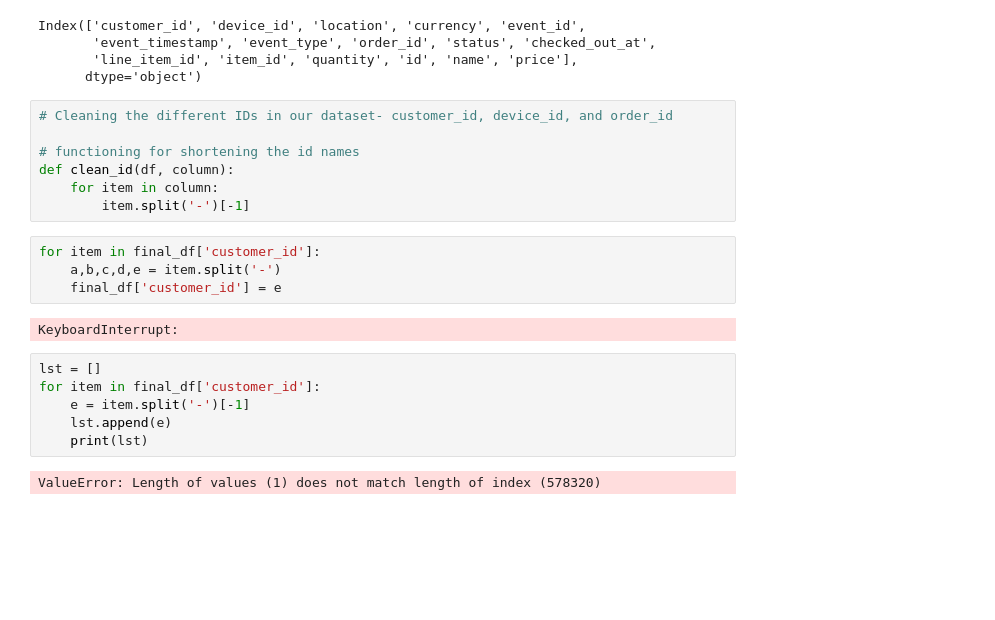
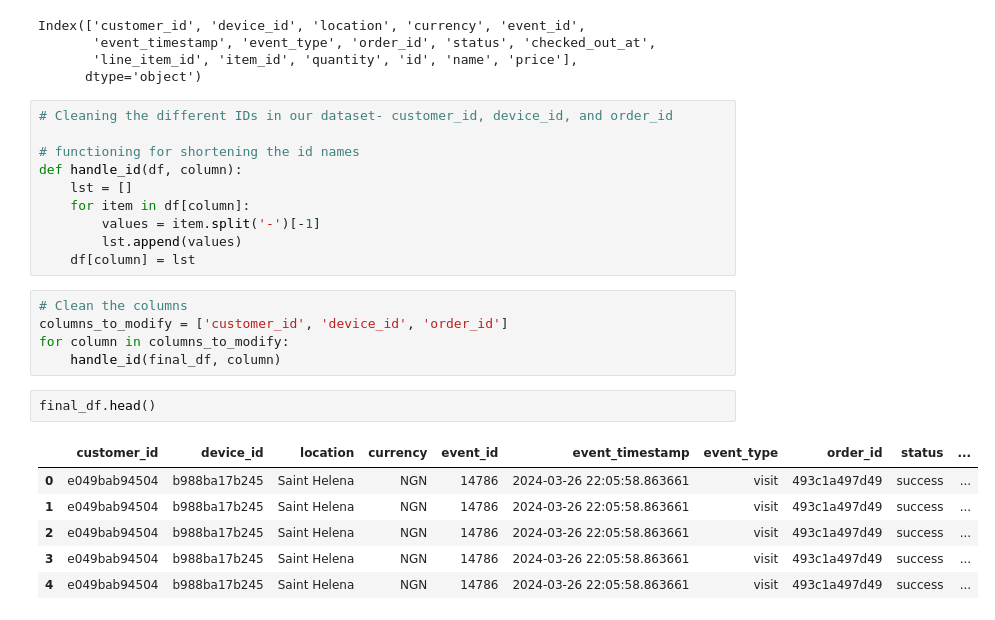
Before and after one commit to Sunday-Oladokun/ShopSmart-Inc.-E-commerce-Data-Analysis-Project, a Jupyter notebook: 2nd Semester project.ipynb, the cells around one changed output. Cells and saved outputs as stored; diff of their text form; blank space fills up the shorter version.

```diff
--- a/2nd Semester project.ipynb
+++ b/2nd Semester project.ipynb
@@ -122,20 +123,23 @@ Index(['customer_id', 'device_id', 'location', 'currency', 'event_id',
 # Cleaning the different IDs in our dataset- customer_id, device_id, and order_id
 
 # functioning for shortening the id names
-def clean_id(df, column):
-    for item in column:
-        item.split('-')[-1]
+def handle_id(df, column):
+    lst = []
+    for item in df[column]:
+        values = item.split('-')[-1]
+        lst.append(values)
+    df[column] = lst
-# %%
-for item in final_df['customer_id']:
-    a,b,c,d,e = item.split('-')
-    final_df['customer_id'] = e
-# %% [output]
-KeyboardInterrupt:
-# %%
-lst = []
-for item in final_df['customer_id']:
-    e = item.split('-')[-1]
-    lst.append(e)
-    print(lst)
-# %% [output]
-ValueError: Length of values (1) does not match length of index (578320)
+# %%
+# Clean the columns
+columns_to_modify = ['customer_id', 'device_id', 'order_id']
+for column in columns_to_modify:
+    handle_id(final_df, column)
+# %%
+final_df.head()
+# %% [output]
+|  | customer_id | device_id | location | currency | event_id | event_timestamp | event_type | order_id | status | ... |
+| 0 | e049bab94504 | b988ba17b245 | Saint Helena | NGN | 14786 | 2024-03-26 22:05:58.863661 | visit | 493c1a497d49 | success | ... |
+| 1 | e049bab94504 | b988ba17b245 | Saint Helena | NGN | 14786 | 2024-03-26 22:05:58.863661 | visit | 493c1a497d49 | success | ... |
+| 2 | e049bab94504 | b988ba17b245 | Saint Helena | NGN | 14786 | 2024-03-26 22:05:58.863661 | visit | 493c1a497d49 | success | ... |
+| 3 | e049bab94504 | b988ba17b245 | Saint Helena | NGN | 14786 | 2024-03-26 22:05:58.863661 | visit | 493c1a497d49 | success | ... |
+| 4 | e049bab94504 | b988ba17b245 | Saint Helena | NGN | 14786 | 2024-03-26 22:05:58.863661 | visit | 493c1a497d49 | success | ... |
```
Also changed, not shown: parts of 9 cells of this notebook.
